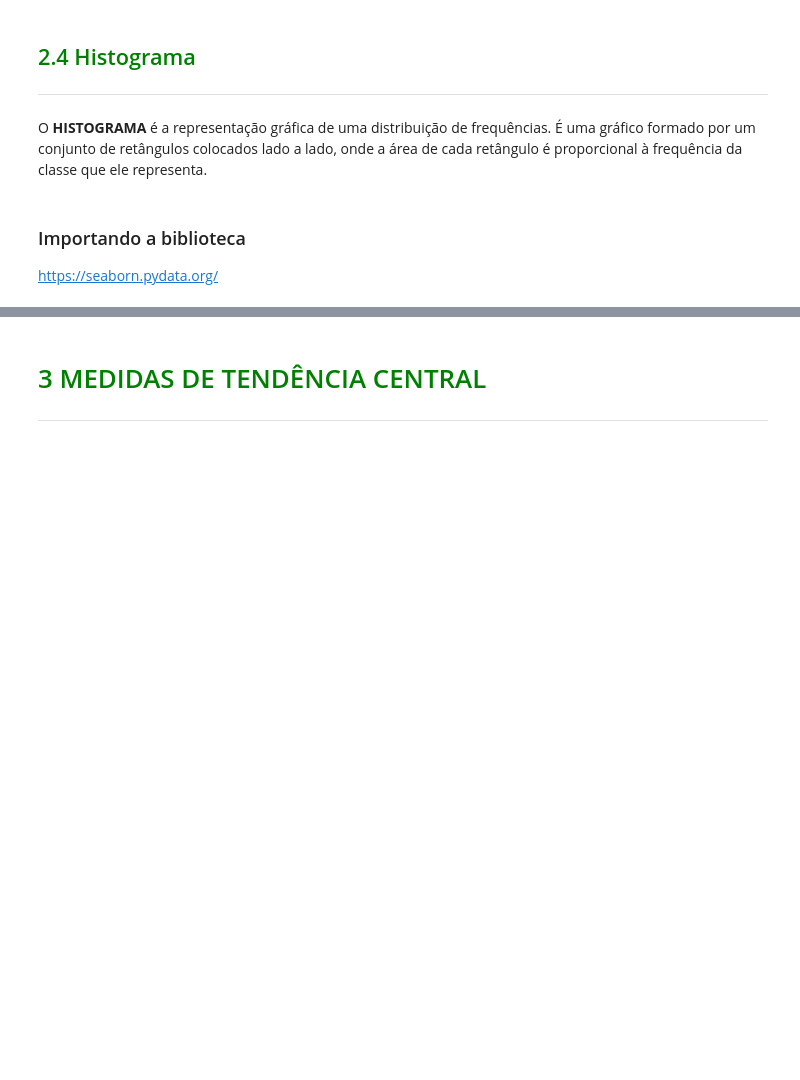
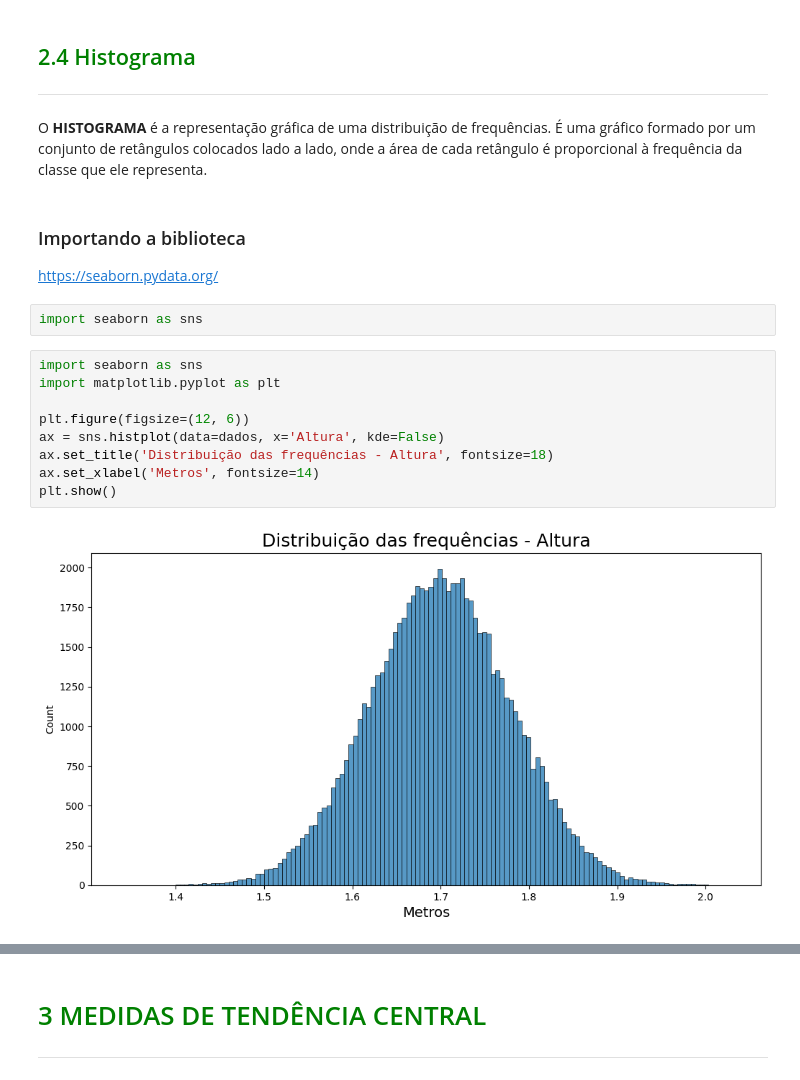
Before and after one commit to gustavocoderjs/An-lise-de-Dados-, a Jupyter notebook: Notebooks/curso-estatistica-python.ipynb, the cells around one changed output, grey strips where cells are left out. Cells and saved outputs as stored; diff of their text form; blank space fills up the shorter version.

```diff
--- a/Notebooks/curso-estatistica-python.ipynb
+++ b/Notebooks/curso-estatistica-python.ipynb
@@ -444,3 +508,16 @@ O <b>HISTOGRAMA</b> é a representação gráfica de uma distribuição de frequ
 ### Importando a biblioteca
 
 https://seaborn.pydata.org/
+# %%
+import seaborn as sns
+# %%
+import seaborn as sns
+import matplotlib.pyplot as plt
+
+plt.figure(figsize=(12, 6))
+ax = sns.histplot(data=dados, x='Altura', kde=False)
+ax.set_title('Distribuição das frequências - Altura', fontsize=18)
+ax.set_xlabel('Metros', fontsize=14)
+plt.show()
+# %% [output]
+[figure, added]
```
Also changed, not shown: parts of 6 cells of this notebook.
